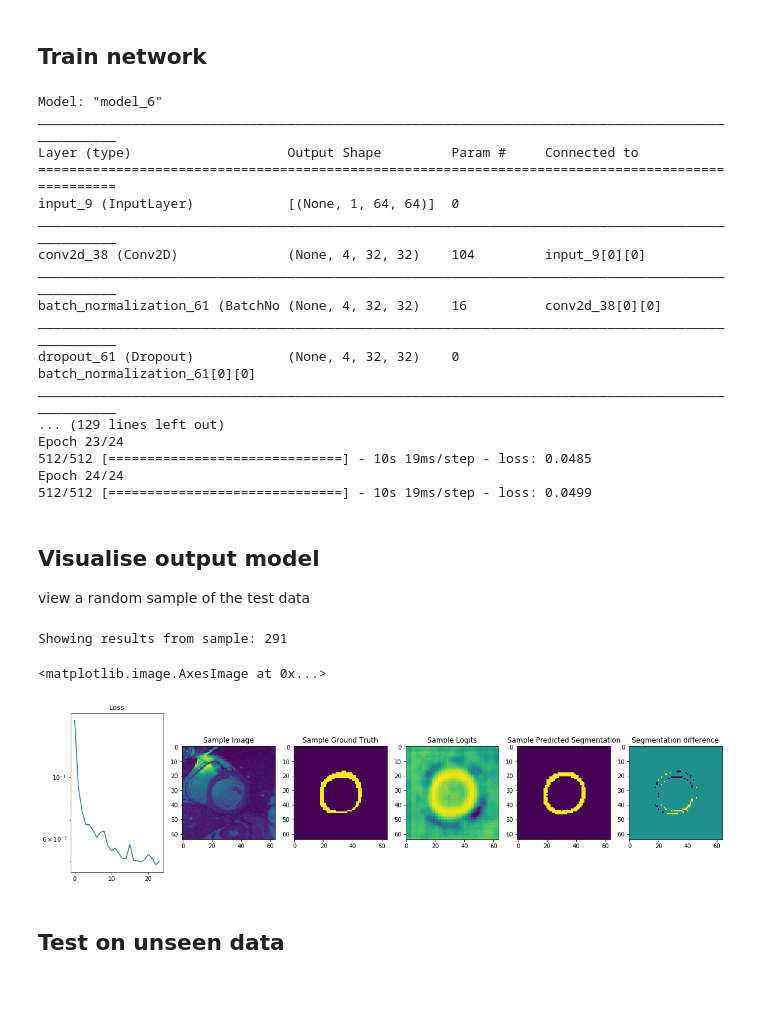
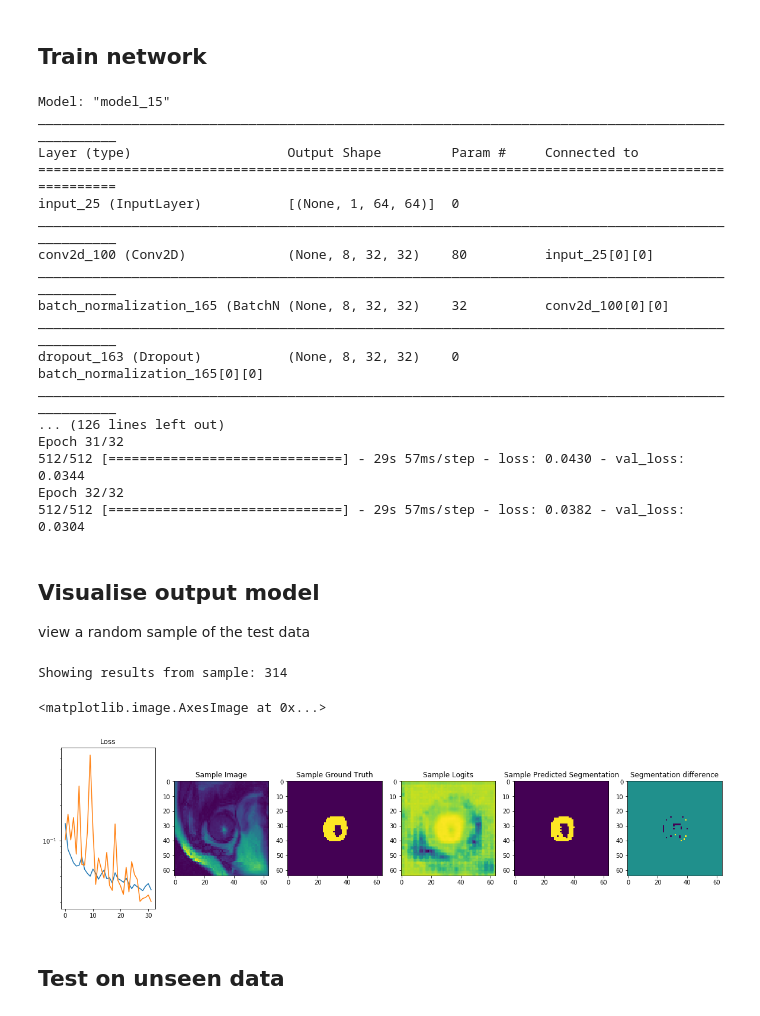
Before and after one commit to laurencejackson/NeuralNets_MRAI, a Jupyter notebook: LV_segmentation/LV_segmentation.ipynb, the cells around one changed output. Drawn from its saved outputs; the diff is of its cells as text; code cells hidden in the pictures.

Commit message:
learned segmentation look good

```diff
--- a/LV_segmentation/LV_segmentation.ipynb
+++ b/LV_segmentation/LV_segmentation.ipynb
@@ -84,7 +94,7 @@ class Unet(tf.keras.Model):
         for n, C_out in enumerate(self._conv_channels):
             self._enc = tf.keras.layers.Conv2D(C_out, self._kernels[n], strides=self._strides[n], padding='same', data_format='channels_first')(self._enc)
             self._enc = tf.keras.layers.BatchNormalization(axis=1)(self._enc)
-            self._enc = tf.keras.layers.Dropout(0.2)(self._enc)
+            self._enc = tf.keras.layers.Dropout(0.1)(self._enc)
             self._enc = tf.keras.layers.PReLU()(self._enc)
             self._encoder.append(self._enc)
 
@@ -98,7 +108,7 @@ class Unet(tf.keras.Model):
         for n, C_in in enumerate(self._conv_channels):
             self._dec = tf.keras.layers.Conv2DTranspose(C_in, self._kernels[n], strides=self._strides[n], padding='same', data_format='channels_first')(self._dec)
             self._dec = tf.keras.layers.BatchNormalization(axis=1)(self._dec)
-            self._dec = tf.keras.layers.Dropout(0.2)(self._dec)
+            self._dec = tf.keras.layers.Dropout(0.1)(self._dec)
             self._dec = tf.keras.layers.PReLU()(self._dec)
             self._dec = tf.concat([self._dec, self._encoder[len(self._conv_channels) - n - 1]], axis=1)
 
@@ -116,10 +126,12 @@ class Unet(tf.keras.Model):
 trainTensor = tf.convert_to_tensor(trainImages[:,None].astype(np.float32))
 segTensor = tf.convert_to_tensor(trainSegs[:,None].astype(np.float32))
 
+testsegTensor = tf.convert_to_tensor(testImages[:,None].astype(np.float32))
+testimTensor = tf.convert_to_tensor(testSegs[:,None].astype(np.float32))
+
 # create network object
-channels= [4, 8, 16, 32, 64]
-kernels = [5, 3, 3, 3, 3]
-
+channels= [8, 16, 32, 64]
+kernels = [3, 3, 3, 3]
 
 net = Unet(trainTensor.shape, channels, kernels=kernels)
 
@@ -127,57 +139,58 @@ net = Unet(trainTensor.shape, channels, kernels=kernels)
 tf.device("/device:GPU:0")
 
 # define optimizer and loss function
-opt = tf.keras.optimizers.Adam(learning_rate=0.003)
+opt = tf.keras.optimizers.Adam(learning_rate=0.005)
 
 net.compile(opt,loss=tf.keras.losses.BinaryCrossentropy())
-History = net.fit(trainTensor, segTensor, batch_size=32, epochs=24, steps_per_epoch=512)
+History = net.fit(trainTensor, segTensor, batch_size=32, epochs=32, steps_per_epoch=512, validation_data=(testimTensor, testsegTensor), validation_steps=64)
 # %% [output]
-Model: "model_6"
+Model: "model_15"
 __________________________________________________________________________________________________
 Layer (type)                    Output Shape         Param #     Connected to
 ==================================================================================================
-input_9 (InputLayer)            [(None, 1, 64, 64)]  0
+input_25 (InputLayer)           [(None, 1, 64, 64)]  0
 __________________________________________________________________________________________________
-conv2d_38 (Conv2D)              (None, 4, 32, 32)    104         input_9[0][0]
+conv2d_100 (Conv2D)             (None, 8, 32, 32)    80          input_25[0][0]
 __________________________________________________________________________________________________
-batch_normalization_61 (BatchNo (None, 4, 32, 32)    16          conv2d_38[0][0]
+batch_normalization_165 (BatchN (None, 8, 32, 32)    32          conv2d_100[0][0]
 __________________________________________________________________________________________________
-dropout_61 (Dropout)            (None, 4, 32, 32)    0           batch_normalization_61[0][0]
+dropout_163 (Dropout)           (None, 8, 32, 32)    0           batch_normalization_165[0][0]
 __________________________________________________________________________________________________
-... (129 lines left out)
-Epoch 23/24
-512/512 [==============================] - 10s 19ms/step - loss: 0.0485
-Epoch 24/24
-512/512 [==============================] - 10s 19ms/step - loss: 0.0499
+... (126 lines left out)
+Epoch 31/32
+512/512 [==============================] - 29s 57ms/step - loss: 0.0430 - val_loss: 0.0344
+Epoch 32/32
+512/512 [==============================] - 29s 57ms/step - loss: 0.0382 - val_loss: 0.0304
 # %% [markdown]
 ## Visualise output model
 view a random sample of the test data
 # %%
 
 # result
-sample = np.random.randint(0, trainTensor.shape[0]-1 )  # choose random sample to visualise segmentation the network predicted for it
+sample = np.random.randint(0, trainTensor.shape[0]-1 )  # choose random sample to visualise segmentation the network predicted
 print('Showing results from sample: %d' % sample)
 
 pred = net.predict(trainTensor, steps=1)
 predSample=np.squeeze(pred[sample,:])
 
 fig,ax=plt.subplots(1,6,figsize=(20,5))
 ax[0].set_title('Loss')
 ax[0].semilogy(History.history['loss'])
+ax[0].semilogy(History.history['val_loss'])
 ax[1].set_title('Sample Image')
 ax[1].imshow(trainImages[sample])
 ax[2].set_title('Sample Ground Truth')
 ax[2].imshow(trainSegs[sample])
 ax[3].set_title('Sample Logits')
 ax[3].imshow(predSample)
 ax[4].set_title('Sample Predicted Segmentation')
 ax[4].imshow(predSample>0.5)
 ax[5].set_title('Segmentation difference')
 ax[5].imshow((predSample>0.5)-trainSegs[sample])
 # %% [output]
-Showing results from sample: 291
+Showing results from sample: 314
 <matplotlib.image.AxesImage at 0x...>
-[figure, old version]
+[figure, new version]
 # %% [markdown]
 ## Test on unseen data
 # %%
```
Also changed, not shown: parts of 5 cells of this notebook.
